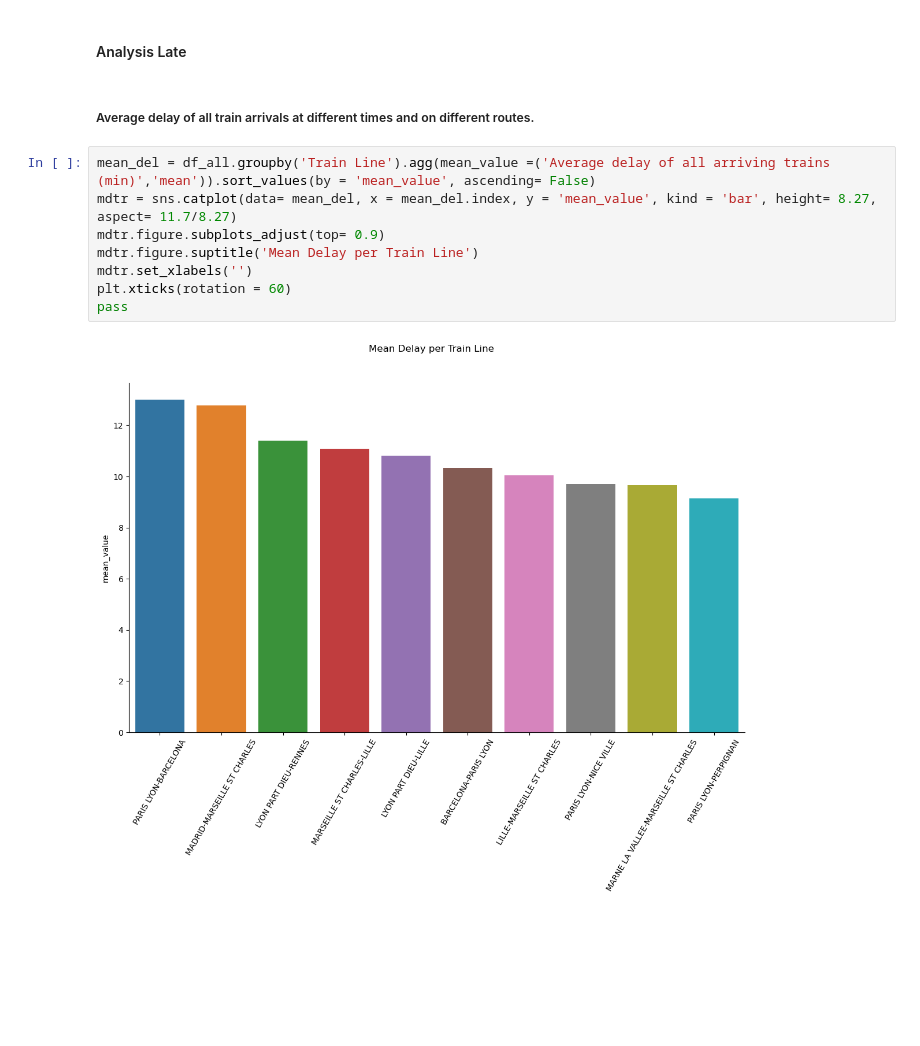
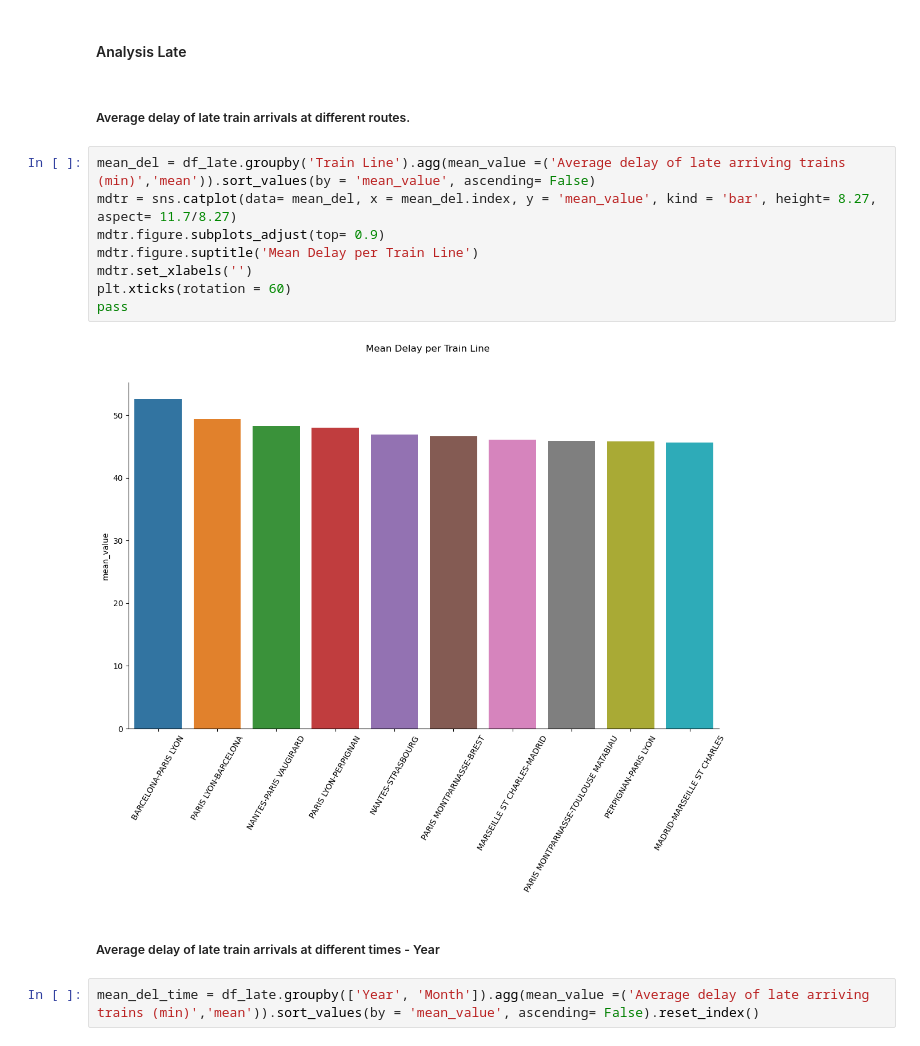
Before and after one commit to CrisMagdziak/Train_Traffic_Python, a Jupyter notebook: Trains_Project_v1.1.ipynb, the cells around one changed output. Saved outputs shown, nothing was run; the diff lists cells and outputs as text; blank space fills up the shorter version.

```diff
--- a/Trains_Project_v1.1.ipynb
+++ b/Trains_Project_v1.1.ipynb
@@ -761,14 +761,18 @@ Top 10 Departure Station is 58.94 % of whole dataset.
 # %% [markdown]
 #### Analysis Late
 # %% [markdown]
-##### Average delay of all train arrivals at different times and on different routes.
+##### Average delay of late train arrivals at different routes.
 # %%
-mean_del = df_all.groupby('Train Line').agg(mean_value =('Average delay of all arriving trains (min)','mean')).sort_values(by = 'mean_value', ascending= False)
+mean_del = df_late.groupby('Train Line').agg(mean_value =('Average delay of late arriving trains (min)','mean')).sort_values(by = 'mean_value', ascending= False)
 mdtr = sns.catplot(data= mean_del, x = mean_del.index, y = 'mean_value', kind = 'bar', height= 8.27, aspect= 11.7/8.27)
 mdtr.figure.subplots_adjust(top= 0.9)
 mdtr.figure.suptitle('Mean Delay per Train Line')
 mdtr.set_xlabels('')
 plt.xticks(rotation = 60)
 pass
 # %% [output]
-[figure, old version]
+[figure, new version]
+# %% [markdown]
+##### Average delay of late train arrivals at different times - Year
+# %%
+mean_del_time = df_late.groupby(['Year', 'Month']).agg(mean_value =('Average delay of late arriving trains (min)','mean')).sort_values(by = 'mean_value', ascending= False).reset_index()
```
Also changed, not shown: parts of 5 cells of this notebook.
